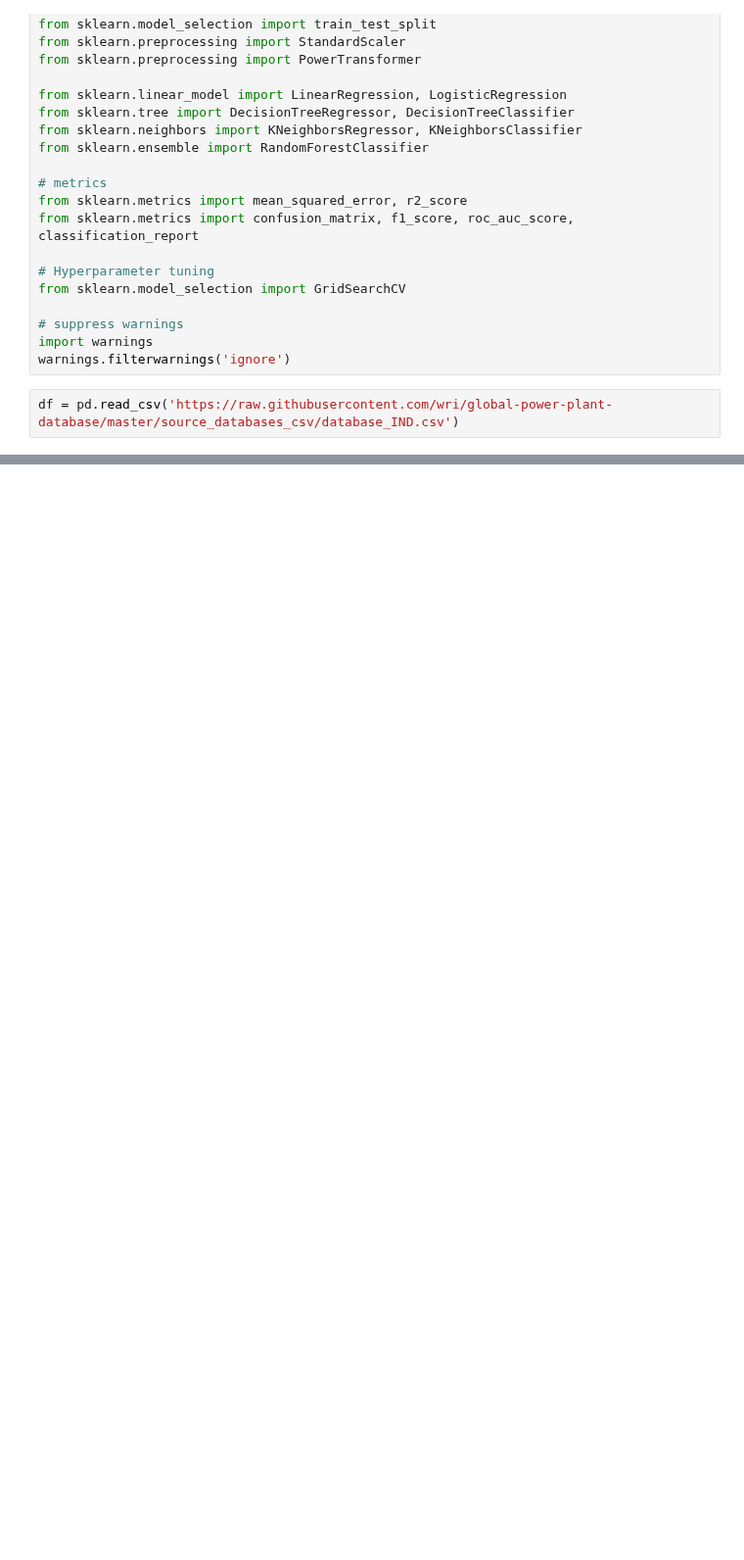
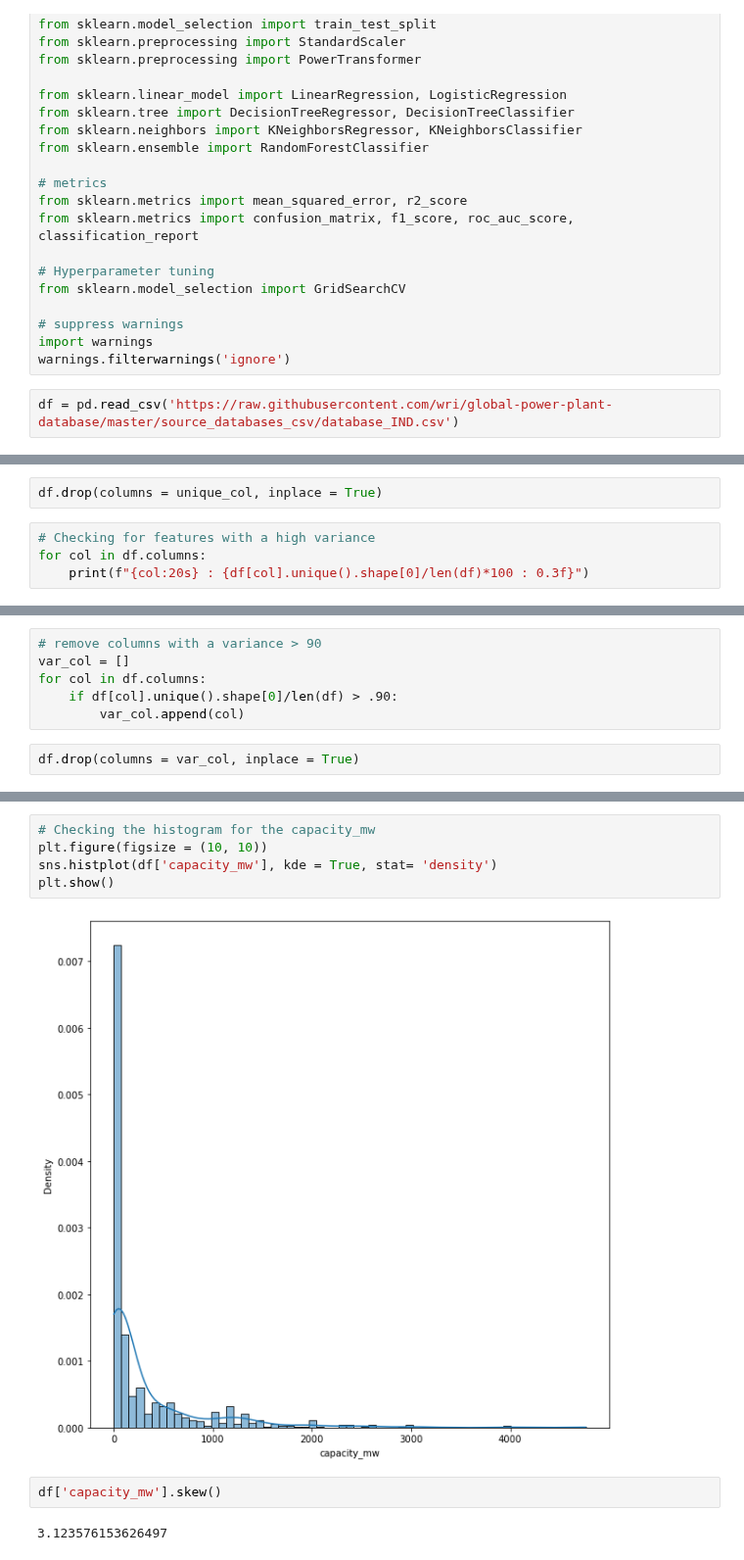
Before and after one commit to zobekenobe/DT-Evaluation-Project, a Jupyter notebook: Project 4.ipynb, the cells around one changed output, grey strips where cells are left out. Shown at 98% size. Drawn from its saved outputs; the diff is of its cells as text; blank space fills up the shorter version.

```diff
--- a/Project 4.ipynb
+++ b/Project 4.ipynb
@@ -89,0 +197,6 @@ df = pd.read_csv('https://raw.githubusercontent.com/wri/global-power-plant-datab
+# %%
+df.drop(columns = unique_col, inplace = True)
+# %%
+# Checking for features with a high variance
+for col in df.columns:
+    print(f"{col:20s} : {df[col].unique().shape[0]/len(df)*100 : 0.3f}")
@@ -89,0 +213,8 @@ df = pd.read_csv('https://raw.githubusercontent.com/wri/global-power-plant-datab
+# %%
+# remove columns with a variance > 90
+var_col = []
+for col in df.columns:
+    if df[col].unique().shape[0]/len(df) > .90:
+        var_col.append(col)
+# %%
+df.drop(columns = var_col, inplace = True)
@@ -89,0 +237,11 @@ df = pd.read_csv('https://raw.githubusercontent.com/wri/global-power-plant-datab
+# %%
+# Checking the histogram for the capacity_mw
+plt.figure(figsize = (10, 10))
+sns.histplot(df['capacity_mw'], kde = True, stat= 'density')
+plt.show()
+# %% [output]
+[figure, added]
+# %%
+df['capacity_mw'].skew()
+# %% [output]
+3.123576153626497
```
Also changed, not shown: parts of 51 cells of this notebook, 2 other files.
